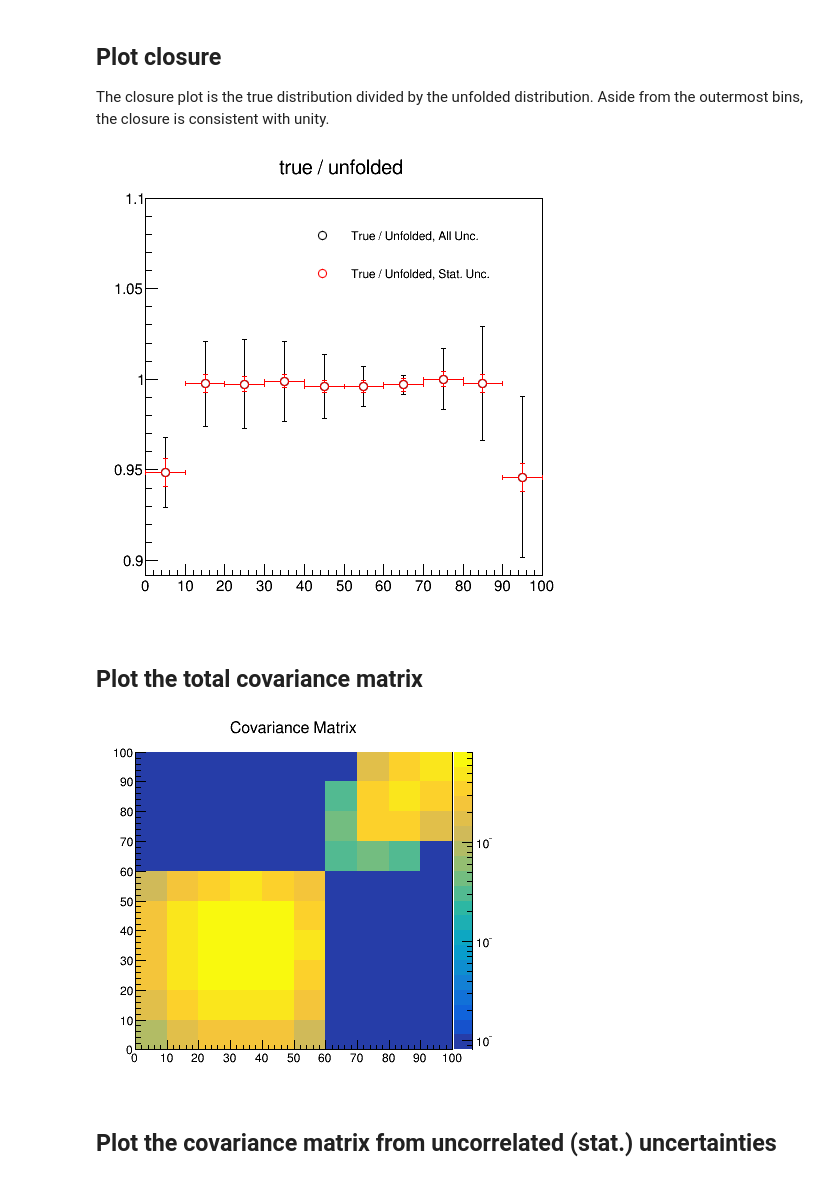
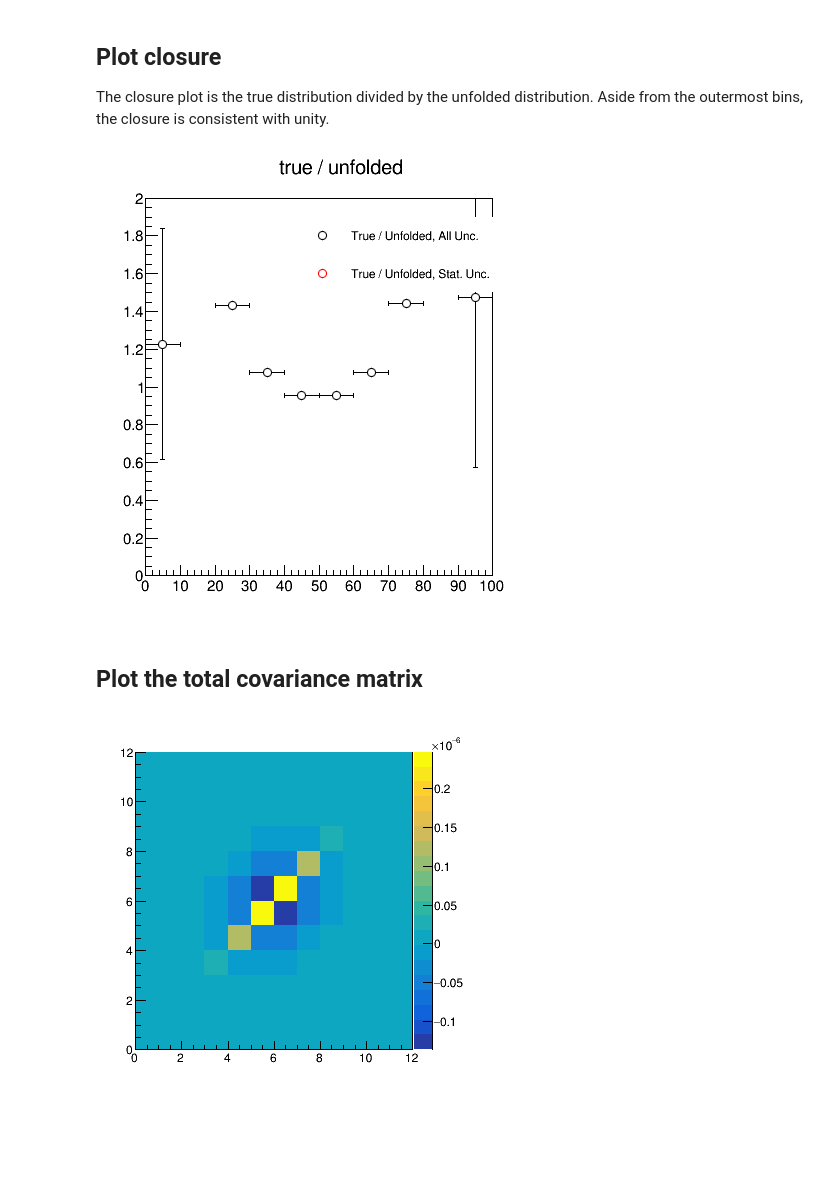
Before and after one commit to rappoccio/TUnfoldExamples, a Jupyter notebook: tunfoldsys_example_normalized.ipynb, the cells around one changed output. Drawn from its saved outputs; the diff is of its cells as text; code cells hidden in the pictures; blank space fills up the shorter version.

```diff
--- a/tunfoldsys_example_normalized.ipynb
+++ b/tunfoldsys_example_normalized.ipynb
@@ -287,0 +215,5 @@ ctrue.Draw()
+# %%
+J = ROOT.TMatrixD( o.GetNbinsX()+2, o.GetNbinsX()+2 )
+ROOT.makeJacobian(o,J)
+o.Sumw2()
+o.Scale( 1.0 / o.Integral(0, o.GetNbinsX()+1))
@@ -287,0 +226,3 @@ ctrue.Draw()
+# %%
+cov = u.GetE()
+covfull = ROOT.TMatrixD(cov)
@@ -287,0 +231,3 @@ ctrue.Draw()
+# %%
+covnorm_temp = ROOT.TMatrixD( covfull, ROOT.TMatrixD.kMultTranspose, J)
+covnorm = ROOT.TMatrixD(J, ROOT.TMatrix.kMult, covnorm_temp )
@@ -310,10 +300,9 @@ closure2.SetMarkerColor(2)
 closure2.SetLineColor(2)
 closure.SetTitle("true / unfolded")
 closure.Divide(o)
-closure2.Divide(o_unfunc)
 closure.Draw('e1')
-closure2.Draw('e1 same')
-closure.SetMaximum(1.1)
+closure.SetMaximum(2)
+closure.SetMinimum(0)
 
 legclosure = ROOT.TLegend(0.4, 0.7, 0.86, 0.86)
 legclosure.SetBorderSize(0)
@@ -323,16 +312,13 @@ legclosure.AddEntry( closure2, "True / Unfolded, Stat. Unc.", 'p')
 legclosure.Draw()
 c2.Draw()
 # %% [output]
-[figure, old version]
+[figure, new version]
 # %% [markdown]
 ## Plot the total covariance matrix
 # %%
 
 ccov = ROOT.TCanvas("ccov", "Covariance Matrix", 400, 400)
-cov.Draw('colz')
-ccov.SetLogz()
+covnorm.Draw('colz')
 ccov.Draw()
 # %% [output]
-[figure, old version]
+[figure, new version]
-# %% [markdown]
-## Plot the covariance matrix from uncorrelated (stat.) uncertainties
```
Also changed, not shown: parts of 23 cells of this notebook, 2 other files.
